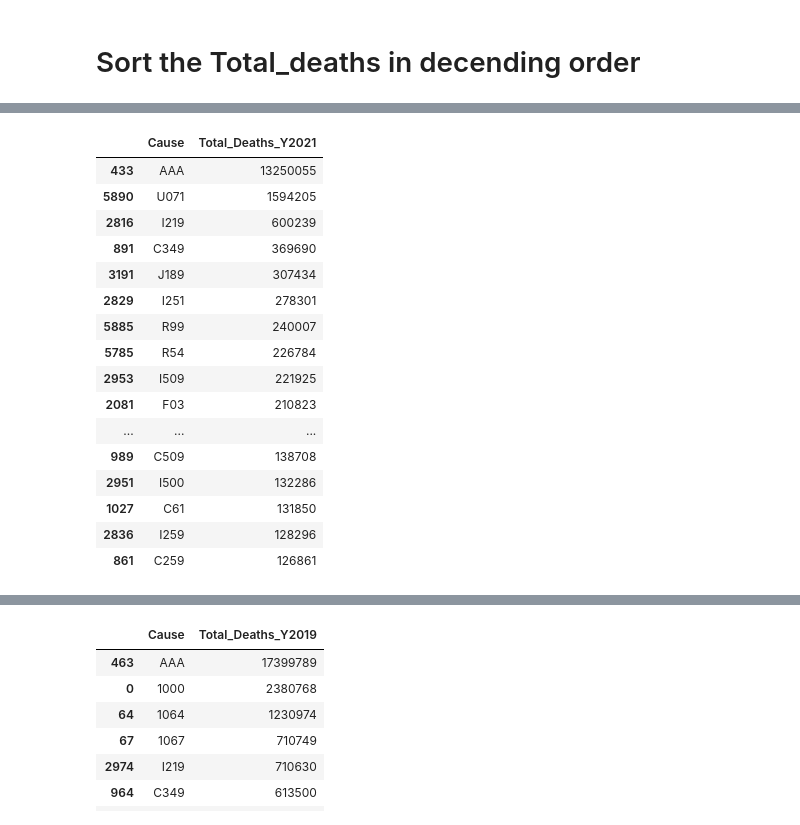
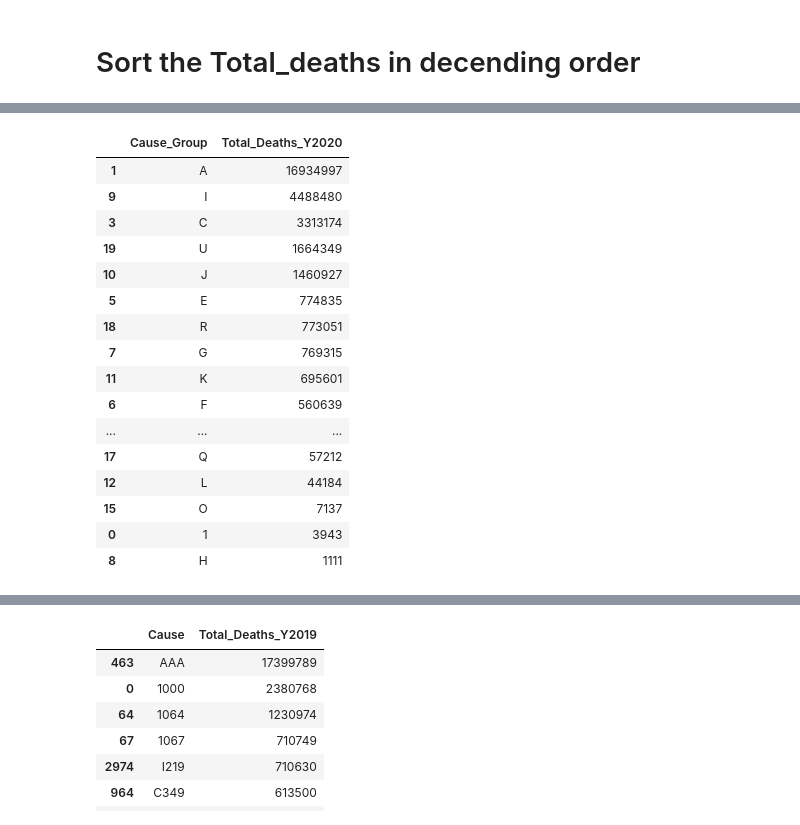
Before and after one commit to feLLpe04/Project3, a Jupyter notebook: reading_files_cleaning_with_Country_Geocoordinates.ipynb, the cells around one changed output, grey strips where cells are left out. Saved outputs shown, nothing was run; the diff lists cells and outputs as text; code cells hidden in the pictures.

```diff
--- a/reading_files_cleaning_with_Country_Geocoordinates.ipynb
+++ b/reading_files_cleaning_with_Country_Geocoordinates.ipynb
@@ -875,30 +1008,31 @@ deaths_by_cause_2022.head(20)
 # %%
-# Aggregate total deaths by cause for 2021
-deaths_by_cause_2021 = Total_death_2021_df.groupby('Cause')['Total_deaths_2021'].sum().reset_index()
+# Aggregate total deaths by cause for 2020
+Total_death_2020_df['Cause_Group'] = Total_death_2020_df['Cause'].str[0]
+deaths_by_cause_2020_df = Total_death_2020_df.groupby('Cause_Group')['Total_deaths_2020'].sum().reset_index()
 
 # Rename columns for clarity
-deaths_by_cause_2021.columns = ['Cause', 'Total_Deaths_Y2021']
+deaths_by_cause_2020_df.columns = ['Cause_Group', 'Total_Deaths_Y2020']
 
 # Sort by total deaths in descending order (optional)
-deaths_by_cause_2021 = deaths_by_cause_2021.sort_values(by='Total_Deaths_Y2021', ascending=False)
+deaths_by_cause_2020_df = deaths_by_cause_2020_df.sort_values(by='Total_Deaths_Y2020', ascending=False)
 
 # Display the result
-deaths_by_cause_2021.head(20)
+deaths_by_cause_2020_df
 # %% [output]
-|  | Cause | Total_Deaths_Y2021 |
-| 433 | AAA | 13250055 |
-| 5890 | U071 | 1594205 |
-| 2816 | I219 | 600239 |
-| 891 | C349 | 369690 |
-| 3191 | J189 | 307434 |
-| 2829 | I251 | 278301 |
-| 5885 | R99 | 240007 |
-| 5785 | R54 | 226784 |
-| 2953 | I509 | 221925 |
-| 2081 | F03 | 210823 |
+|  | Cause_Group | Total_Deaths_Y2020 |
+| 1 | A | 16934997 |
+| 9 | I | 4488480 |
+| 3 | C | 3313174 |
+| 19 | U | 1664349 |
+| 10 | J | 1460927 |
+| 5 | E | 774835 |
+| 18 | R | 773051 |
+| 7 | G | 769315 |
+| 11 | K | 695601 |
+| 6 | F | 560639 |
 | ... | ... | ... |
-| 989 | C509 | 138708 |
-| 2951 | I500 | 132286 |
-| 1027 | C61 | 131850 |
-| 2836 | I259 | 128296 |
-| 861 | C259 | 126861 |
+| 17 | Q | 57212 |
+| 12 | L | 44184 |
+| 15 | O | 7137 |
+| 0 | 1 | 3943 |
+| 8 | H | 1111 |
```
Also changed, not shown: parts of 6 cells of this notebook, 4 other files.
